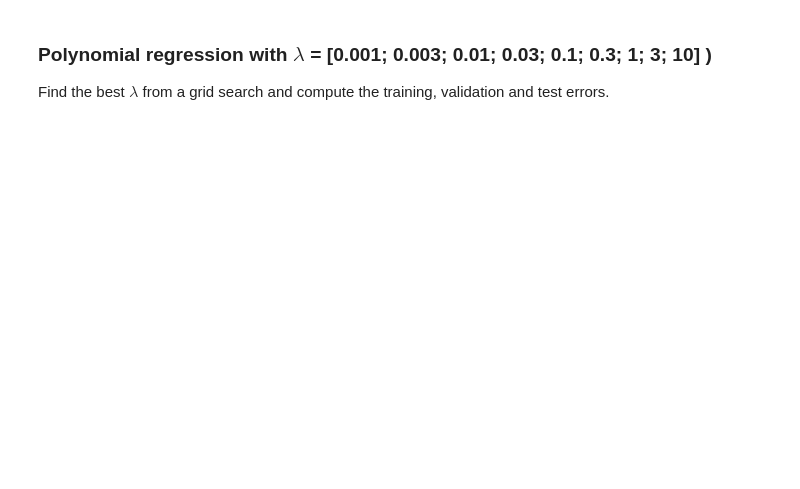
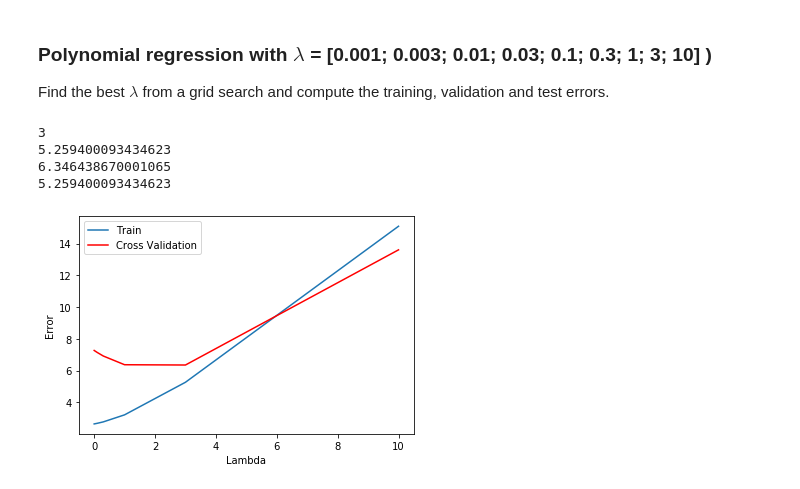
Before and after one commit to oEscal/TAA, a Jupyter notebook: Lab6/ML_BiasVariance.ipynb, the cells around one changed output. Drawn from its saved outputs; the diff is of its cells as text; code cells hidden in the pictures; blank space fills up the shorter version.

```diff
--- a/Lab6/ML_BiasVariance.ipynb
+++ b/Lab6/ML_BiasVariance.ipynb
@@ -342,6 +389,6 @@ plt.ylim(-5,160)
 # %%
 #Call learningCurve to compute E_train and E_validation
-error_train, error_val = ?
+error_train, error_val = learningCurve(X_poly_normalized, y, X_poly_val_normalized, yval, learn_rate, num_iter, Lambda)
 # %%
 #Code to get Fig.6
 
@@ -362,9 +412,9 @@ def validationCurve (X, y, Xval, yval, learn_rate, num_iter, Lambda_array):
     """
     Returns the best lambda and the respective train and cross validation set errors
     """
-    m = ?  # Number of training examples
-    n=?  # number of features
-    mval = ?  # Number of validation examples
+    m = X.shape[0]  # Number of training examples
+    n=X.shape[1]  # number of features
+    mval = Xval.shape[0]  # Number of validation examples
 
     error_train, error_val = [],[]
 
@@ -385,31 +435,37 @@ def validationCurve (X, y, Xval, yval, learn_rate, num_iter, Lambda_array):
 # %%
 Lambda_array = [0.001, 0.003, 0.01, 0.03, 0.1, 0.3, 1, 3, 10]
 
 best_lambda, error_train, error_val = validationCurve(X_poly_normalized, y, X_poly_val_normalized, yval, learn_rate, num_iter, Lambda_array)
 
 print(best_lambda)
 
 plt.plot(Lambda_array,error_train,label="Train")
 plt.plot(Lambda_array,error_val,label="Cross Validation",color="r")
 plt.xlabel("Lambda")
 plt.ylabel("Error")
 plt.legend()
 
 #for the best_lambda computed above, print the training (Etrain), validation (Eval) and test (Etest) errors
 
 # inicialize all theta at 0.
-theta_ini=?
+theta_ini=np.zeros((X_poly_normalized.shape[1], 1))
 theta_poly = gradientDescent(X_poly_normalized, y,theta_ini,learn_rate,num_iter,best_lambda)[0]
 
 pred = np.dot(X_poly_normalized,theta_poly)
 Etrain = 1/(2*m) * np.sum((pred - y)**2)
 
 pred_val = np.dot(X_poly_val_normalized,theta_poly)
 Eval = 1/(2*mval) * np.sum((pred_val - yval)**2)
 
 pred_test = np.dot(X_poly_test_normalized, theta_poly)
 Etest = 1/(2*mtest) * np.sum((pred_test - ytest)**2)
 
 print(Etrain)
 print(Eval)
 print(Etest)
+# %% [output]
+3
+5.259400093434623
+6.346438670001065
+5.259400093434623
+[figure, added]
```
Also changed, not shown: parts of 8 cells of this notebook.
